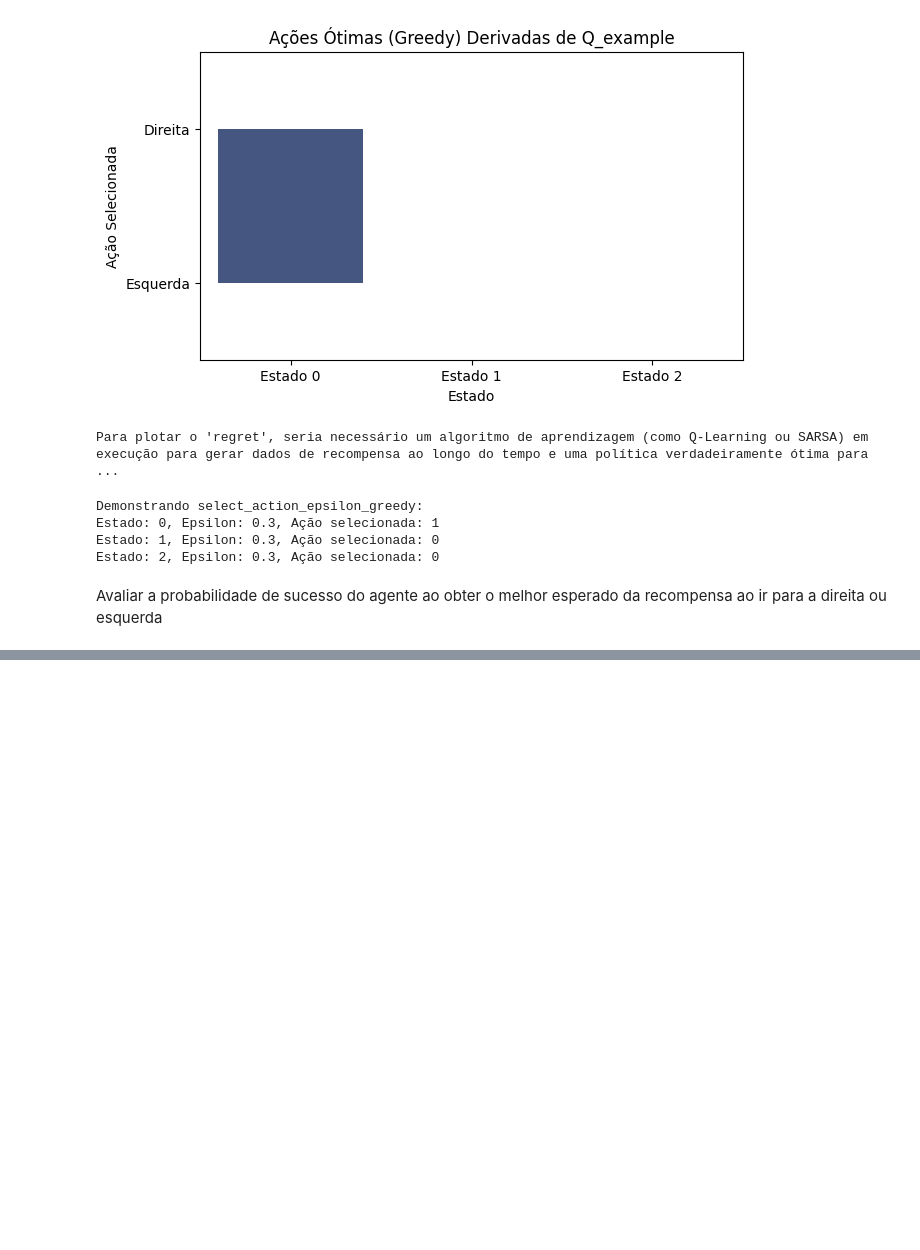
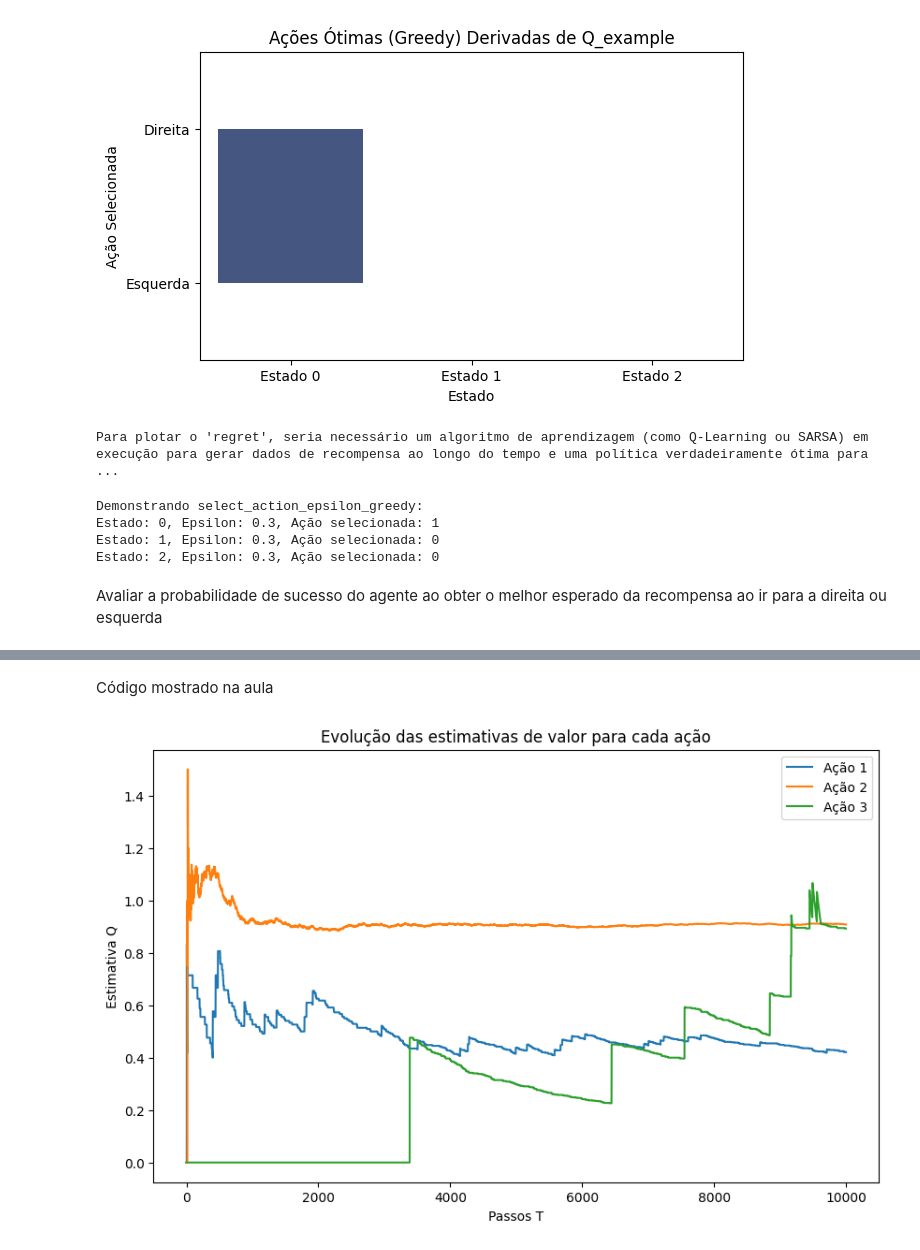
Before and after one commit to jeniferGoncalvesDaSilvaDev/Introdu-o-Aprendizagem-por-Refor-o, a Jupyter notebook: revisão_e_greedy.ipynb, the cells around one changed output, grey strips where cells are left out. Drawn from its saved outputs; the diff is of its cells as text; code cells hidden in the pictures; blank space fills up the shorter version.

```diff
--- a/revisão_e_greedy.ipynb
+++ b/revisão_e_greedy.ipynb
@@ -210,3 +222,77 @@ Estado 2:
   Dados Binomiais Hipotéticos: Tentativas=5, Sucessos Efetivos=5, Falhas Efetivas=0
   Verificação: Sucessos + Falhas = 5 (esperado: 5)
 [figure]
+# %% [markdown]
+Código mostrado na aula
+# %%
+import numpy as np
+import matplotlib.pyplot as plt
+
+# Número de ações/braços do bandit
+k = 3
+
+# Probabilidade de explorar aleatoriamente
+epsilon = 0.1
+
+# Número de passos da simulação
+steps = 10000
+
+# Probabilidades reais de sucesso de cada braço
+probs = np.array([0.1, 0.3, 0.01])
+
+# Recompensa associada a cada braço quando há sucesso
+rewards = np.array([5, 3, 50])
+
+# Estimativa de valor Q de cada ação
+Q = np.zeros(k)
+
+# Contador de quantas vezes cada ação foi escolhida
+N = np.zeros(k)
+
+# Histórico das estimativas ao longo do tempo
+history = np.zeros((steps, k))
+
+# Loop principal da simulação
+for t in range(steps):
+    # Decisão epsilon-greedy:
+    # com probabilidade epsilon escolhe aleatoriamente
+    if np.random.random() < epsilon:
+        action = np.random.randint(k)
+    else:
+        # caso contrário, escolhe a ação com maior estimativa Q
+        action = np.argmax(Q)
+
+    # Sorteia se houve recompensa ou não
+    # Se o sorteio for menor que a probabilidade do braço, recebe reward
+    reward = rewards[action] if np.random.random() < probs[action] else 0
+
+    # Atualiza o número de vezes que essa ação foi usada
+    N[action] += 1
+
+    # Atualiza a estimativa Q pelo método incremental da média
+    Q[action] += (reward - Q[action]) / N[action]
+
+    # Guarda o estado atual de Q no histórico
+    history[t] = Q.copy()
+
+# Cria a figura do gráfico
+plt.figure(figsize=(10, 6))
+
+# Plota a evolução de cada ação
+for i in range(k):
+    plt.plot(history[:, i], label=f'Ação {i + 1}')
+
+# Nome dos eixos
+plt.xlabel('Passos T')
+plt.ylabel('Estimativa Q')
+
+# Título do gráfico
+plt.title('Evolução das estimativas de valor para cada ação')
+
+# Mostra a legenda
+plt.legend()
+
+# Exibe o gráfico
+plt.show()
+# %% [output]
+[figure, added]
```
Also changed, not shown: parts of 3 cells of this notebook.
